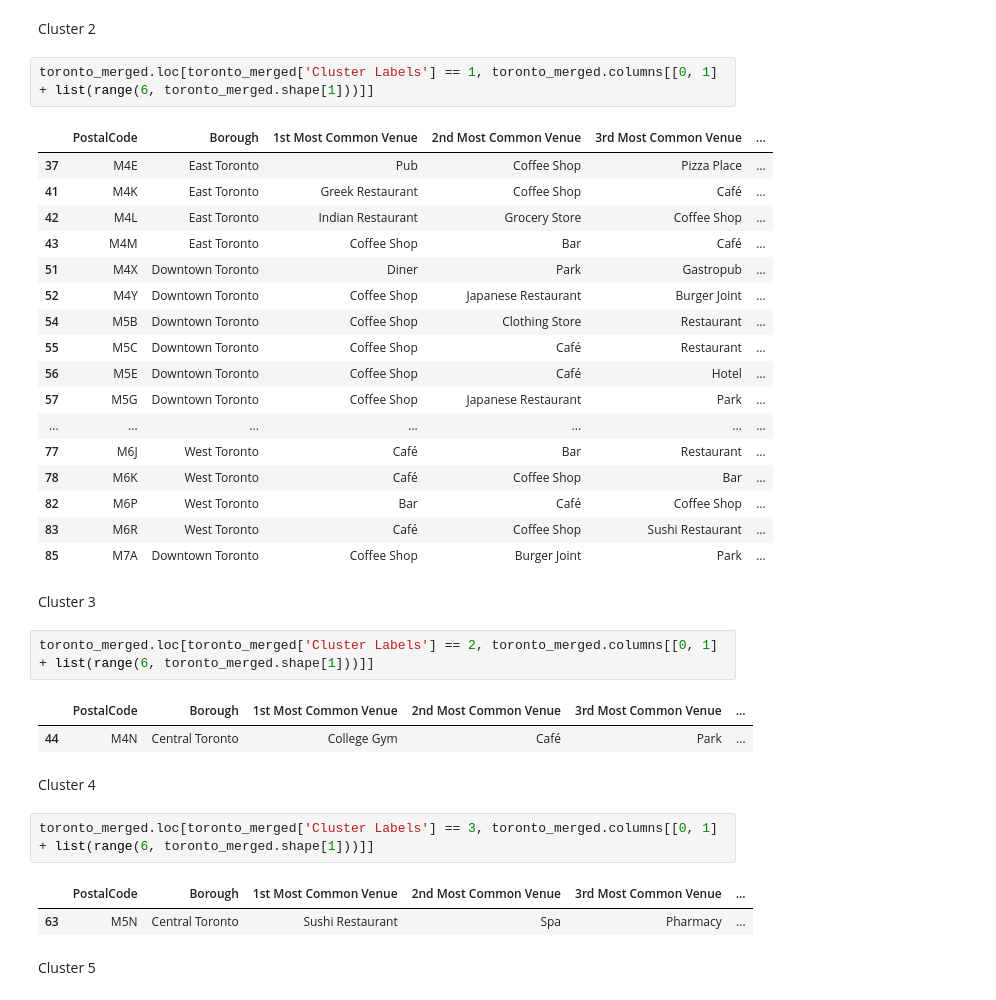
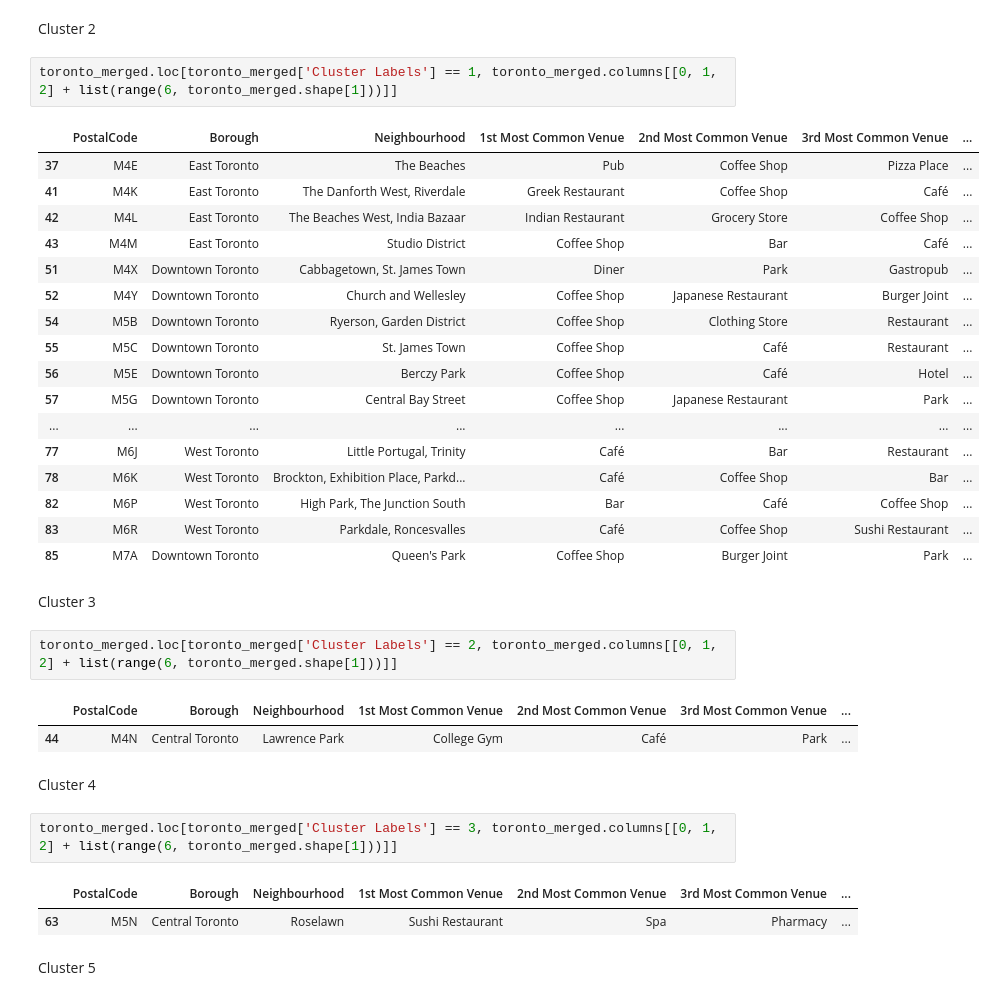
Before and after one commit to mark-locatechs/Coursera_Capstone, a Jupyter notebook: week3_toronto.ipynb, the cells around one changed output. Cells and saved outputs as stored; diff of their text form.

Commit message:
Published from Watson Studio.

```diff
--- a/week3_toronto.ipynb
+++ b/week3_toronto.ipynb
@@ -423,39 +423,39 @@ toronto_merged.loc[toronto_merged['Cluster Labels'] == 0, toronto_merged.columns
 # %% [markdown]
 Cluster 2
 # %%
-toronto_merged.loc[toronto_merged['Cluster Labels'] == 1, toronto_merged.columns[[0, 1] + list(range(6, toronto_merged.shape[1]))]]
+toronto_merged.loc[toronto_merged['Cluster Labels'] == 1, toronto_merged.columns[[0, 1, 2] + list(range(6, toronto_merged.shape[1]))]]
 # %% [output]
-|  | PostalCode | Borough | 1st Most Common Venue | 2nd Most Common Venue | 3rd Most Common Venue | ... |
-| 37 | M4E | East Toronto | Pub | Coffee Shop | Pizza Place | ... |
-| 41 | M4K | East Toronto | Greek Restaurant | Coffee Shop | Café | ... |
-| 42 | M4L | East Toronto | Indian Restaurant | Grocery Store | Coffee Shop | ... |
-| 43 | M4M | East Toronto | Coffee Shop | Bar | Café | ... |
-| 51 | M4X | Downtown Toronto | Diner | Park | Gastropub | ... |
-| 52 | M4Y | Downtown Toronto | Coffee Shop | Japanese Restaurant | Burger Joint | ... |
-| 54 | M5B | Downtown Toronto | Coffee Shop | Clothing Store | Restaurant | ... |
-| 55 | M5C | Downtown Toronto | Coffee Shop | Café | Restaurant | ... |
-| 56 | M5E | Downtown Toronto | Coffee Shop | Café | Hotel | ... |
-| 57 | M5G | Downtown Toronto | Coffee Shop | Japanese Restaurant | Park | ... |
-| ... | ... | ... | ... | ... | ... | ... |
-| 77 | M6J | West Toronto | Café | Bar | Restaurant | ... |
-| 78 | M6K | West Toronto | Café | Coffee Shop | Bar | ... |
-| 82 | M6P | West Toronto | Bar | Café | Coffee Shop | ... |
-| 83 | M6R | West Toronto | Café | Coffee Shop | Sushi Restaurant | ... |
-| 85 | M7A | Downtown Toronto | Coffee Shop | Burger Joint | Park | ... |
+|  | PostalCode | Borough | Neighbourhood | 1st Most Common Venue | 2nd Most Common Venue | 3rd Most Common Venue | ... |
+| 37 | M4E | East Toronto | The Beaches | Pub | Coffee Shop | Pizza Place | ... |
+| 41 | M4K | East Toronto | The Danforth West, Riverdale | Greek Restaurant | Coffee Shop | Café | ... |
+| 42 | M4L | East Toronto | The Beaches West, India Bazaar | Indian Restaurant | Grocery Store | Coffee Shop | ... |
+| 43 | M4M | East Toronto | Studio District | Coffee Shop | Bar | Café | ... |
+| 51 | M4X | Downtown Toronto | Cabbagetown, St. James Town | Diner | Park | Gastropub | ... |
+| 52 | M4Y | Downtown Toronto | Church and Wellesley | Coffee Shop | Japanese Restaurant | Burger Joint | ... |
+| 54 | M5B | Downtown Toronto | Ryerson, Garden District | Coffee Shop | Clothing Store | Restaurant | ... |
+| 55 | M5C | Downtown Toronto | St. James Town | Coffee Shop | Café | Restaurant | ... |
+| 56 | M5E | Downtown Toronto | Berczy Park | Coffee Shop | Café | Hotel | ... |
+| 57 | M5G | Downtown Toronto | Central Bay Street | Coffee Shop | Japanese Restaurant | Park | ... |
+| ... | ... | ... | ... | ... | ... | ... | ... |
+| 77 | M6J | West Toronto | Little Portugal, Trinity | Café | Bar | Restaurant | ... |
+| 78 | M6K | West Toronto | Brockton, Exhibition Place, Parkd... | Café | Coffee Shop | Bar | ... |
+| 82 | M6P | West Toronto | High Park, The Junction South | Bar | Café | Coffee Shop | ... |
+| 83 | M6R | West Toronto | Parkdale, Roncesvalles | Café | Coffee Shop | Sushi Restaurant | ... |
+| 85 | M7A | Downtown Toronto | Queen's Park | Coffee Shop | Burger Joint | Park | ... |
 # %% [markdown]
 Cluster 3
 # %%
-toronto_merged.loc[toronto_merged['Cluster Labels'] == 2, toronto_merged.columns[[0, 1] + list(range(6, toronto_merged.shape[1]))]]
+toronto_merged.loc[toronto_merged['Cluster Labels'] == 2, toronto_merged.columns[[0, 1, 2] + list(range(6, toronto_merged.shape[1]))]]
 # %% [output]
-|  | PostalCode | Borough | 1st Most Common Venue | 2nd Most Common Venue | 3rd Most Common Venue | ... |
-| 44 | M4N | Central Toronto | College Gym | Café | Park | ... |
+|  | PostalCode | Borough | Neighbourhood | 1st Most Common Venue | 2nd Most Common Venue | 3rd Most Common Venue | ... |
+| 44 | M4N | Central Toronto | Lawrence Park | College Gym | Café | Park | ... |
 # %% [markdown]
 Cluster 4
 # %%
-toronto_merged.loc[toronto_merged['Cluster Labels'] == 3, toronto_merged.columns[[0, 1] + list(range(6, toronto_merged.shape[1]))]]
+toronto_merged.loc[toronto_merged['Cluster Labels'] == 3, toronto_merged.columns[[0, 1, 2] + list(range(6, toronto_merged.shape[1]))]]
 # %% [output]
-|  | PostalCode | Borough | 1st Most Common Venue | 2nd Most Common Venue | 3rd Most Common Venue | ... |
-| 63 | M5N | Central Toronto | Sushi Restaurant | Spa | Pharmacy | ... |
+|  | PostalCode | Borough | Neighbourhood | 1st Most Common Venue | 2nd Most Common Venue | 3rd Most Common Venue | ... |
+| 63 | M5N | Central Toronto | Roselawn | Sushi Restaurant | Spa | Pharmacy | ... |
 # %% [markdown]
 Cluster 5
 # %%
```
Also changed, not shown: parts of 2 cells of this notebook.
